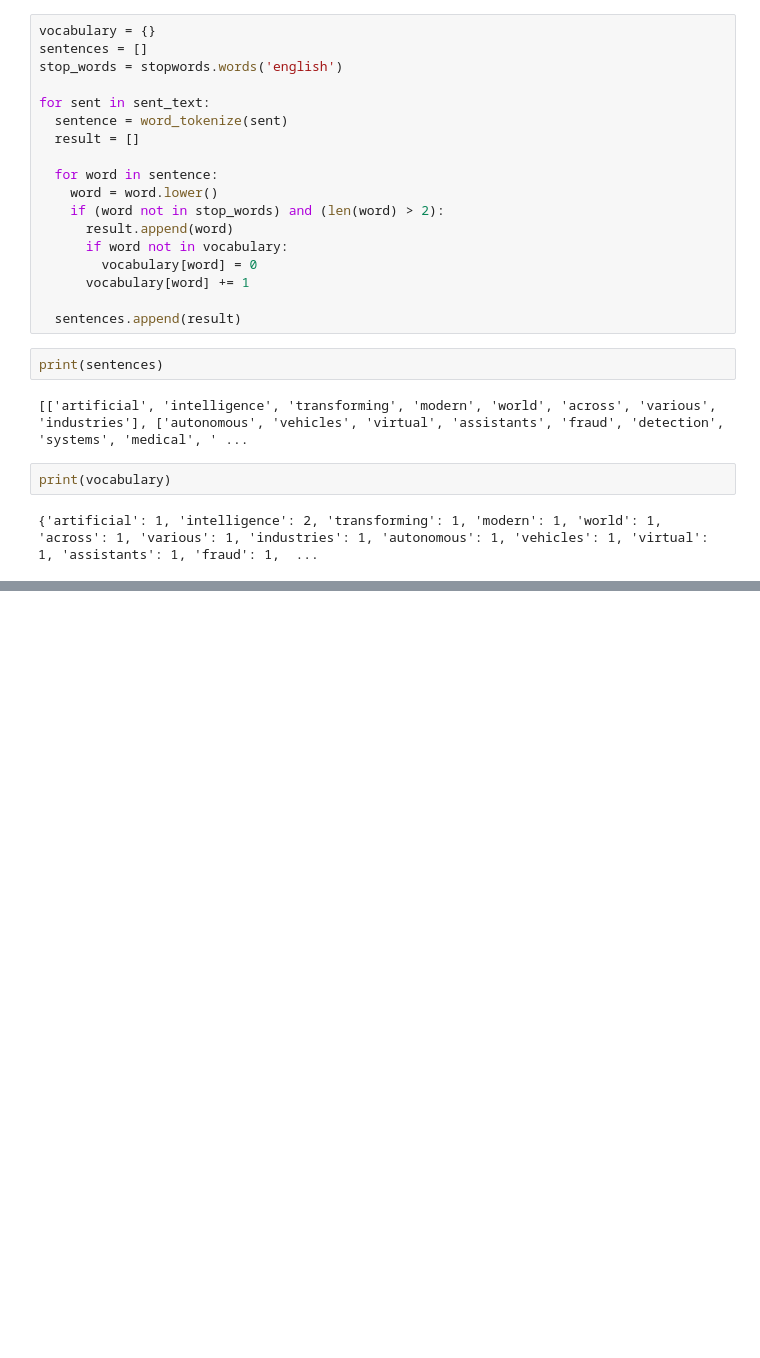
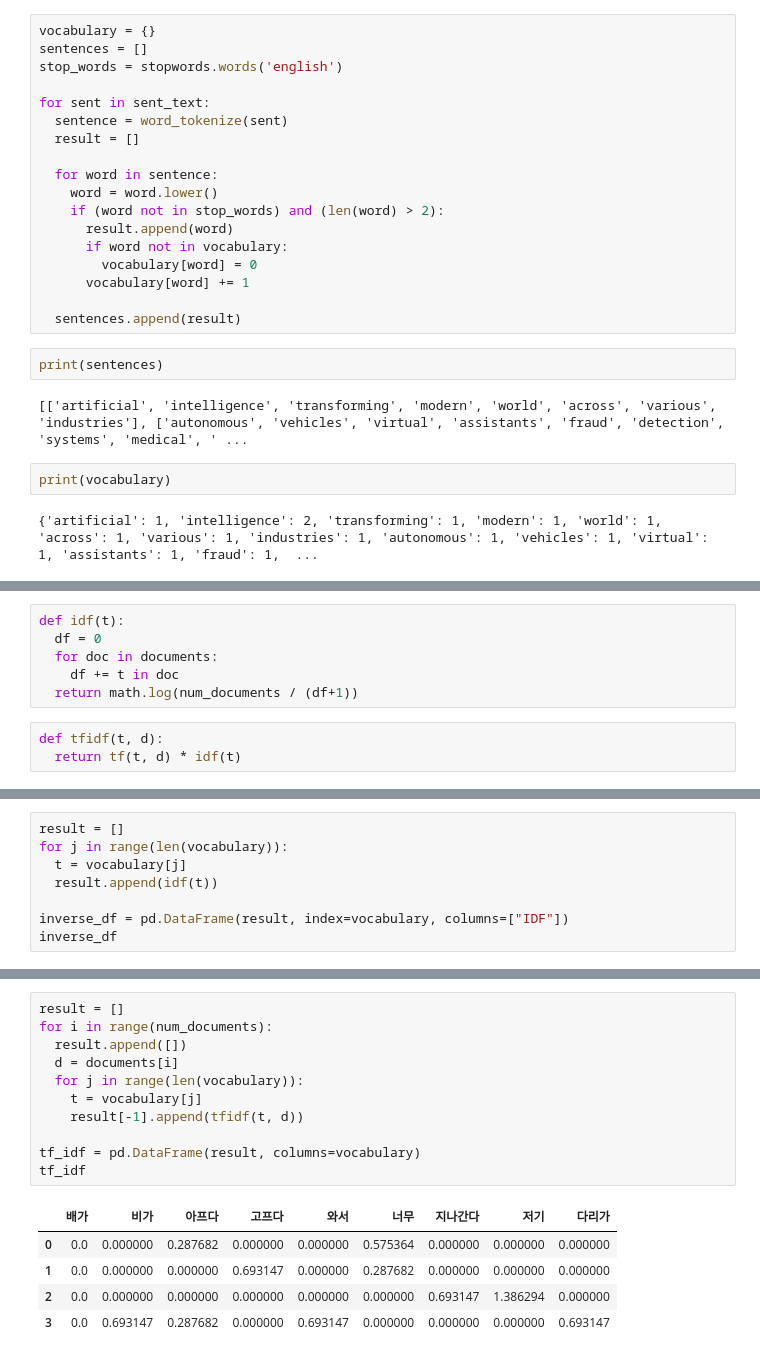
Before and after one commit to junwoochoi33/NLPPractice, a Jupyter notebook: nlp_01_practice_02.ipynb, the cells around one changed output, grey strips where cells are left out. Cells and saved outputs as stored; diff of their text form; blank space fills up the shorter version.

```diff
--- a/nlp_01_practice_02.ipynb
+++ b/nlp_01_practice_02.ipynb
@@ -67,0 +279,9 @@ print(vocabulary)
+# %%
+def idf(t):
+  df = 0
+  for doc in documents:
+    df += t in doc
+  return math.log(num_documents / (df+1))
+# %%
+def tfidf(t, d):
+  return tf(t, d) * idf(t)
@@ -67,0 +307,8 @@ print(vocabulary)
+# %%
+result = []
+for j in range(len(vocabulary)):
+  t = vocabulary[j]
+  result.append(idf(t))
+
+inverse_df = pd.DataFrame(result, index=vocabulary, columns=["IDF"])
+inverse_df
@@ -67,0 +326,17 @@ print(vocabulary)
+# %%
+result = []
+for i in range(num_documents):
+  result.append([])
+  d = documents[i]
+  for j in range(len(vocabulary)):
+    t = vocabulary[j]
+    result[-1].append(tfidf(t, d))
+
+tf_idf = pd.DataFrame(result, columns=vocabulary)
+tf_idf
+# %% [output]
+|  | 배가 | 비가 | 아프다 | 고프다 | 와서 | 너무 | 지나간다 | 저기 | 다리가 |
+| 0 | 0.0 | 0.000000 | 0.287682 | 0.000000 | 0.000000 | 0.575364 | 0.000000 | 0.000000 | 0.000000 |
+| 1 | 0.0 | 0.000000 | 0.000000 | 0.693147 | 0.000000 | 0.287682 | 0.000000 | 0.000000 | 0.000000 |
+| 2 | 0.0 | 0.000000 | 0.000000 | 0.000000 | 0.000000 | 0.000000 | 0.693147 | 1.386294 | 0.000000 |
+| 3 | 0.0 | 0.693147 | 0.287682 | 0.000000 | 0.693147 | 0.000000 | 0.000000 | 0.000000 | 0.693147 |
```
Also changed, not shown: parts of 36 cells of this notebook.
